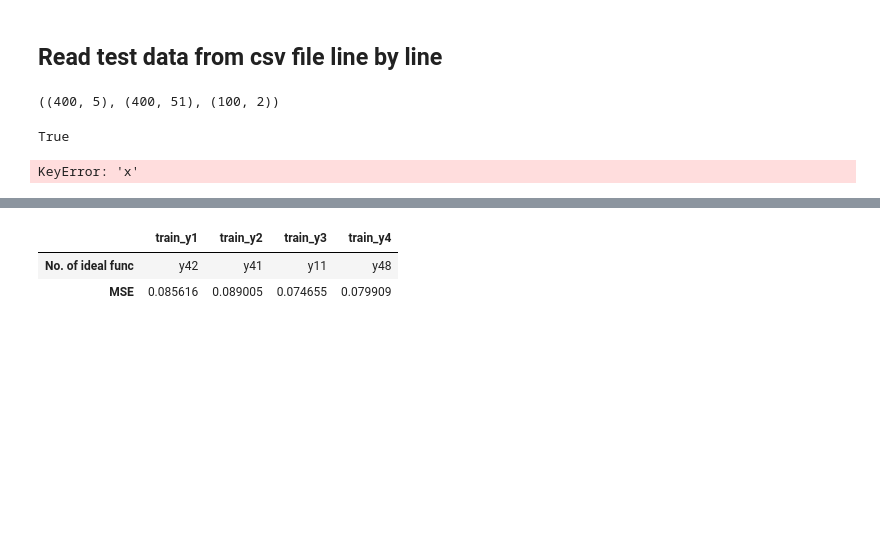
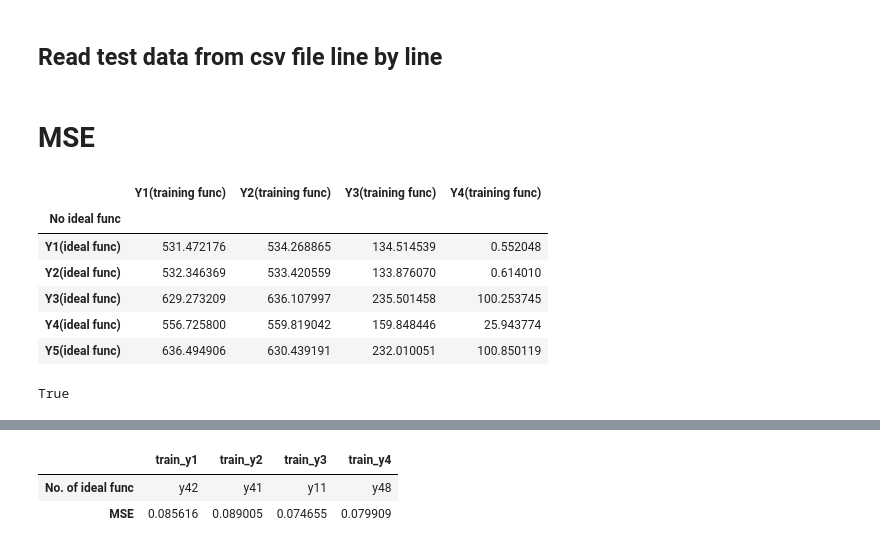
Before and after one commit to Fful/pyprog-course-WA, a Jupyter notebook: data_processing.ipynb, the cells around one changed output, grey strips where cells are left out. Saved outputs shown, nothing was run; the diff lists cells and outputs as text; code cells hidden in the pictures; blank space fills up the shorter version.

```diff
--- a/data_processing.ipynb
+++ b/data_processing.ipynb
@@ -176,15 +230,20 @@ ideal = CustomDF.read_sql_query('SELECT * FROM "The ideal functions"', url_objec
 ## Read test data from csv file line by line
 # %%
 test = CustomDF.read_by_lines('test.csv', data_source)
-# %%
-train.shape, ideal.shape, test.shape
-# %% [output]
-((400, 5), (400, 51), (100, 2))
-# %%
-(ideal['X'] == train['X']).all() # test case
-# %% [output]
-True
+# %% [markdown]
+# MSE
+# %%
+mse = CustomDF.mean_square_error(ideal, train)
+mse.head()
+# %% [output]
+|  | Y1(training func) | Y2(training func) | Y3(training func) | Y4(training func) |
+| No ideal func |  |  |  |  |
+| Y1(ideal func) | 531.472176 | 534.268865 | 134.514539 | 0.552048 |
+| Y2(ideal func) | 532.346369 | 533.420559 | 133.876070 | 0.614010 |
+| Y3(ideal func) | 629.273209 | 636.107997 | 235.501458 | 100.253745 |
+| Y4(ideal func) | 556.725800 | 559.819042 | 159.848446 | 25.943774 |
+| Y5(ideal func) | 636.494906 | 630.439191 | 232.010051 | 100.850119 |
 # %%
-(test['X'].isin(ideal['X'])).all() # test case
+(test['x'].isin(ideal['X'])).all() # test case
 # %% [output]
-KeyError: 'x'
+True
```
Also changed, not shown: parts of 15 cells of this notebook.
